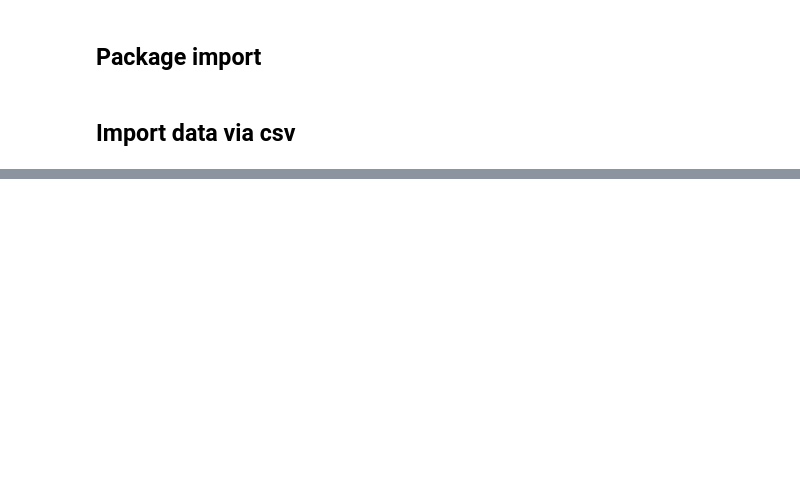
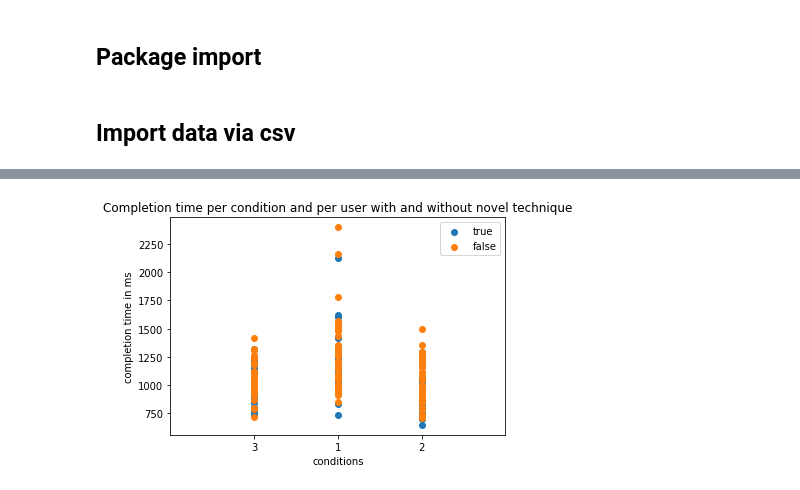
Before and after one commit to ITT-21SS-UR/assignment-04-bb, a Jupyter notebook: data analysis/pointing_technique_experiment.ipynb, the cells around one changed output, grey strips where cells are left out. Cells and saved outputs as stored; diff of their text form; code cells hidden in the pictures; blank space fills up the shorter version.

```diff
--- a/data analysis/pointing_technique_experiment.ipynb
+++ b/data analysis/pointing_technique_experiment.ipynb
@@ -85,0 +132,6 @@ plt.savefig('time_per_cond_without_novel_technique.pdf')
+# %%
+cond_novel_false = df_novel_false['current_size']
+cond_time_novel_false = df_novel_false['time']
+cond_novel_true = df_novel_true['current_size']
+cond_time_novel_true = df_novel_true['time']
+cond_time_novel_true
@@ -85,0 +151,12 @@ plt.savefig('time_per_cond_without_novel_technique.pdf')
+# %%
+plt.scatter(cond_novel_true, cond_time_novel_true, label='true')
+plt.scatter(cond_novel_false, cond_time_novel_false, label='false')
+plt.legend(loc=1)
+plt.title('Completion time per condition and per user with and without novel technique')
+plt.xlabel('conditions')
+plt.ylabel('completion time in ms')
+plt.xticks(["[20, 10]", "[8, 4]", "[10, 5]"], [1, 2, 3])
+plt.xlim(-1, 3)
+plt.savefig('time_per_cond_and_user_with_or_without_novel.pdf')
+# %% [output]
+[figure, added]
```
Also changed, not shown: parts of 26 cells of this notebook, 4 other files.
